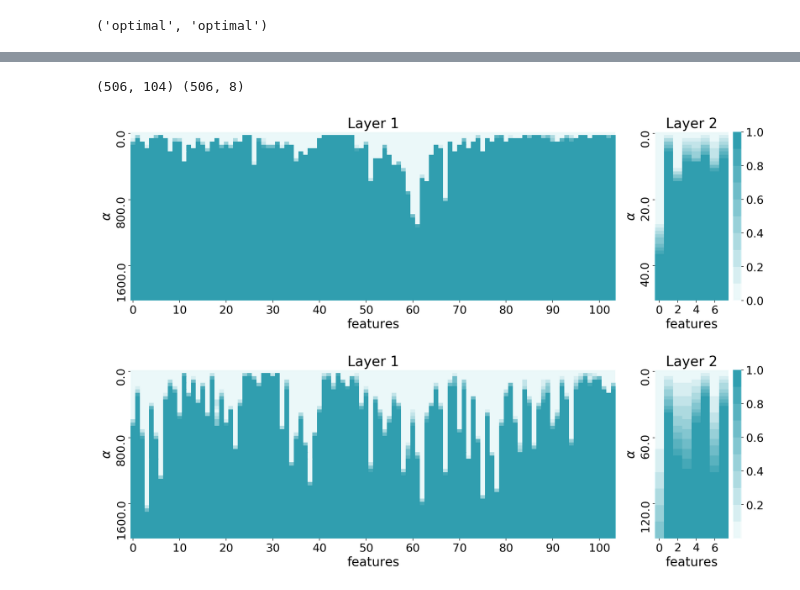
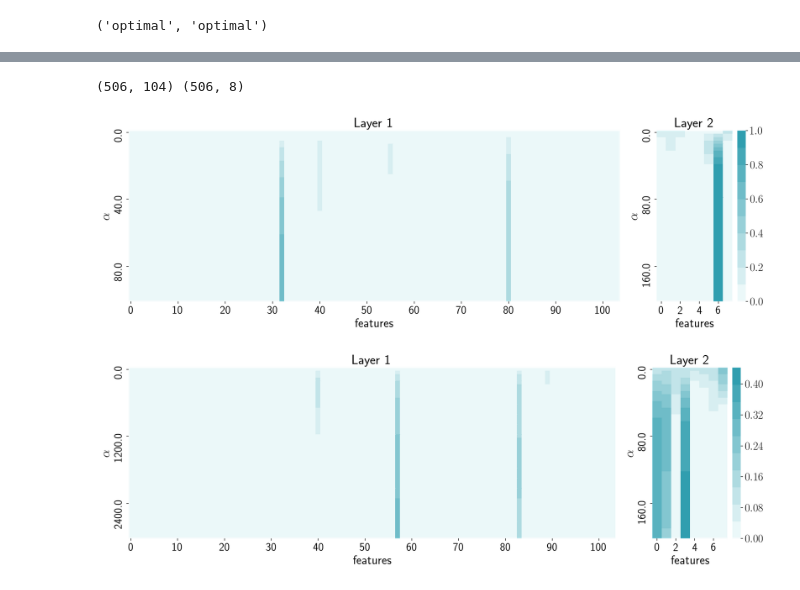
Before and after one commit to Intelligent-Systems-Phystech/2018-Isachenko-QPFSNewton, a Jupyter notebook: code/NNQPFS_v1.ipynb, the cells around one changed output, grey strips where cells are left out. Cells and saved outputs as stored; diff of their text form; code cells hidden in the pictures.

```diff
--- a/code/NNQPFS_v1.ipynb
+++ b/code/NNQPFS_v1.ipynb
@@ -6,11 +6,14 @@ import seaborn as sns
 import pandas as pd
 from IPython import display
 
-from sklearn.datasets import load_boston
+from sklearn.datasets import load_boston, load_breast_cancer
+from sklearn.linear_model import LinearRegression
+from sklearn.metrics import mean_squared_error
 import nn_modules as nn
 import nn_optimization as optim
 from qpfs import QPFS
 
+plt.rcParams['text.usetex'] = True
 %config InlineBackend.figure_format = 'retina'
 cmap = sns.light_palette((210, 90, 60), 10, input="husl")
 plt.rcParams['xtick.labelsize'] = 18
@@ -26,6 +33,6 @@ n_samples, n_features = X.shape
 # %%
 fs_corr = QPFS(sim='corr')
-fs_info = QPFS(sim='symuncert')
+fs_info = QPFS(sim='info')
 
 fs_corr.fit(X, y)
 fs_info.fit(X, y)
@@ -170,19 +211,18 @@ Current loss: 7.870435
 # %%
-J1 = np.zeros([n_samples, n_features * n_hidden])
-J2 = np.zeros([n_samples, n_hidden * 1])
-for i, (x_batch, y_batch) in enumerate(get_batches((X, y), batch_size=1, shuffle=False)):
-    pred = net.forward(x_batch)
-    loss = criterion.forward(pred, y_batch)
-
-    dp = criterion.backward(pred, y_batch)
-    #net.backward(x_batch, dp)
-    net.backward(x_batch, np.array([[1.]]))
-    J1[i, :] = net.modules[0].gradW.ravel('F')
-    J2[i, :] = net.modules[2].gradW.ravel('F')
-
-print(J1.shape, J2.shape)
+def get_Jacobian(X, y, net, idx_mod=0):
+    J = np.zeros([n_samples, np.prod(net.modules[idx_mod].W.shape)])
+    for i, (x_batch, y_batch) in enumerate(get_batches((X, y), batch_size=1, shuffle=False)):
+        pred = net.forward(x_batch)
+        net.backward(x_batch, np.array([[1.]]))
+        J[i, :] = net.modules[idx_mod].gradW.ravel('F')
+    return J
-# %% [output]
-(506, 104) (506, 8)
+# %%
+J1 = get_Jacobian(X, y, net, 0)
+J2 = get_Jacobian(X, y, net, 2)
+
+print(J1.shape, J2.shape)
+# %% [output]
+(506, 104) (506, 8)
 # %%
 J1fs_corr = QPFS(sim='corr')
 J1fs_info = QPFS(sim='symuncert')
@@ -201,53 +241,50 @@ plt.figure(figsize=(15, 5))
 ax1 = plt.subplot2grid((1, 5), (0, 0), colspan=4)
 ax2 = plt.subplot2grid((1, 5), (0, 4))
 
-J1fs_corr.get_Qb(J1, y)
 z_scores = []
-alphas = np.linspace(0, 2000, 51)
+alphas = np.linspace(0, 100, 51)
 
 for alpha in alphas:
     J1fs_corr.alpha = alpha
     J1fs_corr.solve_problem()
     z_scores.append(J1fs_corr.score)
 
 z_scores_corr = pd.DataFrame(z_scores, index=alphas)
 
 sns.heatmap(z_scores_corr, yticklabels=20, xticklabels=10, cmap=cmap, vmin=0., vmax=1., ax=ax1, cbar=False)
 ax1.set_title('Layer 1')
 ax1.set_xlabel('features')
 ax1.set_ylabel(r'$\alpha$')
 
-J2fs_corr.get_Qb(J2, y)
 z_scores = []
-alphas = np.linspace(0, 50, 51)
+alphas = np.linspace(0, 200, 51)
 
 for alpha in alphas:
     J2fs_corr.alpha = alpha
     J2fs_corr.solve_problem()
     z_scores.append(J2fs_corr.score)
 
 z_scores_corr = pd.DataFrame(z_scores, index=alphas)
 
 sns.heatmap(z_scores_corr, yticklabels=20, vmin=0., vmax=1., cmap=cmap, ax=ax2)
 ax2.set_title('Layer 2')
 ax2.set_xlabel('features')
 ax2.set_ylabel(r'$\alpha$')
 
 plt.subplots_adjust()
 plt.tight_layout()
 
 plt.savefig('figs/qpfs_nn_corr_wrt_alpha.eps', format='eps')
 plt.show()
 # %% [output]
-[figure, old version]
+[figure, new version]
 # %%
 plt.figure(figsize=(15, 5))
 ax1 = plt.subplot2grid((1, 5), (0, 0), colspan=4)
 ax2 = plt.subplot2grid((1, 5), (0, 4))
 
-J1fs_info.get_Qb(J1, y)
 z_scores = []
-alphas = np.linspace(0, 2000, 51)
+alphas = np.linspace(0, 3000, 51)
 
 for alpha in alphas:
     J1fs_info.alpha = alpha
@@ -261,9 +298,8 @@ ax1.set_title('Layer 1')
 ax1.set_xlabel('features')
 ax1.set_ylabel(r'$\alpha$')
 
-J2fs_info.get_Qb(J2, y)
 z_scores = []
-alphas = np.linspace(0, 150, 51)
+alphas = np.linspace(0, 200, 51)
 
 for alpha in alphas:
     J2fs_info.alpha = alpha
@@ -284,5 +320,5 @@ plt.tight_layout()
 plt.savefig('figs/qpfs_nn_info_wrt_alpha.eps', format='eps')
 plt.show()
 # %% [output]
-[figure, old version]
+[figure, new version]
 # %%
```
Also changed, not shown: parts of 52 cells of this notebook, 33 other files.
